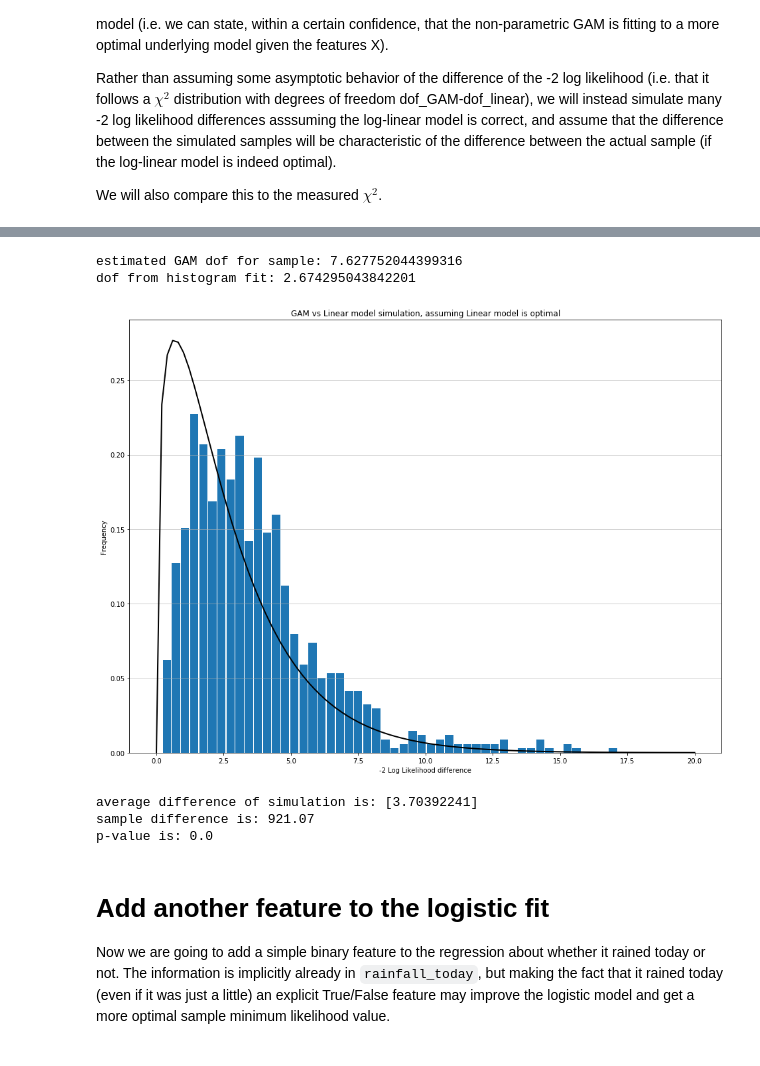
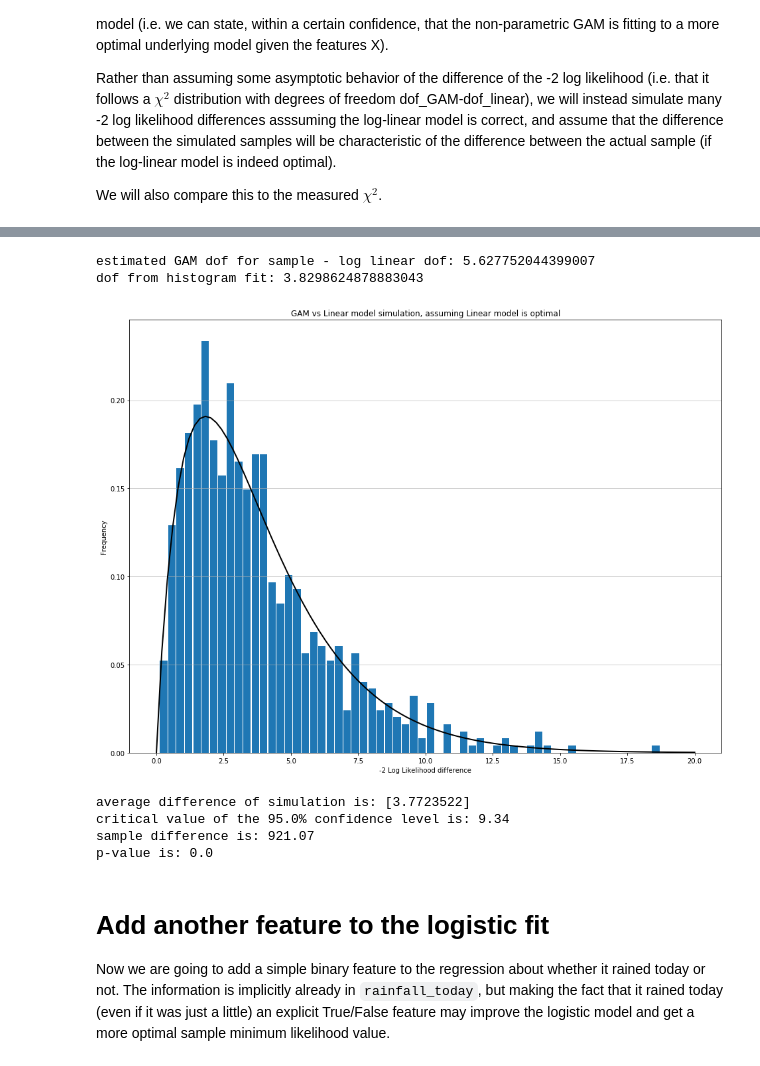
Before and after one commit to bhaney/snoq_rainfall, a Jupyter notebook: Logistic_regression_rainfall_prediction.ipynb, the cells around one changed output, grey strips where cells are left out. Drawn from its saved outputs; the diff is of its cells as text; code cells hidden in the pictures.

```diff
--- a/Logistic_regression_rainfall_prediction.ipynb
+++ b/Logistic_regression_rainfall_prediction.ipynb
@@ -410,7 +412,7 @@ def calculate_2ll_diff(x,y):
 import concurrent.futures, time, random
 # simulate the models many times to get a lot of likelihood differences
 # This may take a long time to run
-n_sim = 1000
+n_sim = 800
 likelihood_differences = []
 
 def model(seed):
@@ -438,7 +440,7 @@ n samples: 1000
 # %%
 from probfit import UnbinnedLH, chisquared
-unbinned_likelihood = UnbinnedLH(chisquared, likelihood_differences[0])
-minuit = Minuit(unbinned_likelihood, k=2, error_k=0.1, errordef=0.5)
+unbinned_likelihood = UnbinnedLH(chisquared, likelihood_differences.flatten())
+minuit = Minuit(unbinned_likelihood, k=4, error_k=0.1, errordef=0.5)
 minuit.migrad()
 dof = minuit.values.values()[0]
 # %% [output]
@@ -453,21 +457,21 @@ dof = minuit.values.values()[0]
 # %%
 #create a chi2 distribution
 from scipy.stats import chi2
 estimate_gam_dof = sum(gam.statistics_['edof_per_coef'])
-print('estimated GAM dof for sample: {}'.format(estimate_gam_dof))
+print('estimated GAM dof for sample - log linear dof: {}'.format(estimate_gam_dof-2))
 print('dof from histogram fit: {}'.format(dof))
 rv = chi2(dof)
 x_chi2 = np.linspace(0,20,100)
 # plot a histogram of the differences in likelihood, with the original sample one overlayed
 plt.close('all')
 plt.figure(figsize=(16,12))
-plt.hist(likelihood_differences, bins=50, rwidth=0.9, normed=True)
+plt.hist(likelihood_differences, bins=60, rwidth=0.9, normed=True)
 plt.plot(x_chi2, rv.pdf(x_chi2), 'k-', lw=2)
 plt.title('GAM vs Linear model simulation, assuming Linear model is optimal')
 plt.xlabel('-2 Log Likelihood difference')
 plt.ylabel('Frequency')
 plt.grid(axis='y', alpha=0.75)
 # %% [output]
-estimated GAM dof for sample: 7.627752044399316
-dof from histogram fit: 2.674295043842201
+estimated GAM dof for sample - log linear dof: 5.627752044399007
+dof from histogram fit: 3.8298624878883043
-[figure, old version]
+[figure, new version]
@@ -477,11 +488,13 @@ sample_difference = calculate_2ll_diff(X,Y)
 gt_sample = likelihood_differences >= sample_difference
 p_value = sum(gt_sample)/sum(likelihood_differences)
 print('average difference of simulation is: {}'.format(sum(likelihood_differences)/len(likelihood_differences)))
+print('critical value of the {}% confidence level is: {:.2f}'.format((1-alpha)*100,critical_value))
 print('sample difference is: {:.2f}'.format(sample_difference[0]))
 print('p-value is: {}'.format(p_value[0]))
 # calculate a p-value using the asymptotic assumptions
 # %% [output]
-average difference of simulation is: [3.70392241]
+average difference of simulation is: [3.7723522]
+critical value of the 95.0% confidence level is: 9.34
 sample difference is: 921.07
 p-value is: 0.0
 # %% [markdown]
```
Also changed, not shown: parts of 13 cells of this notebook.
